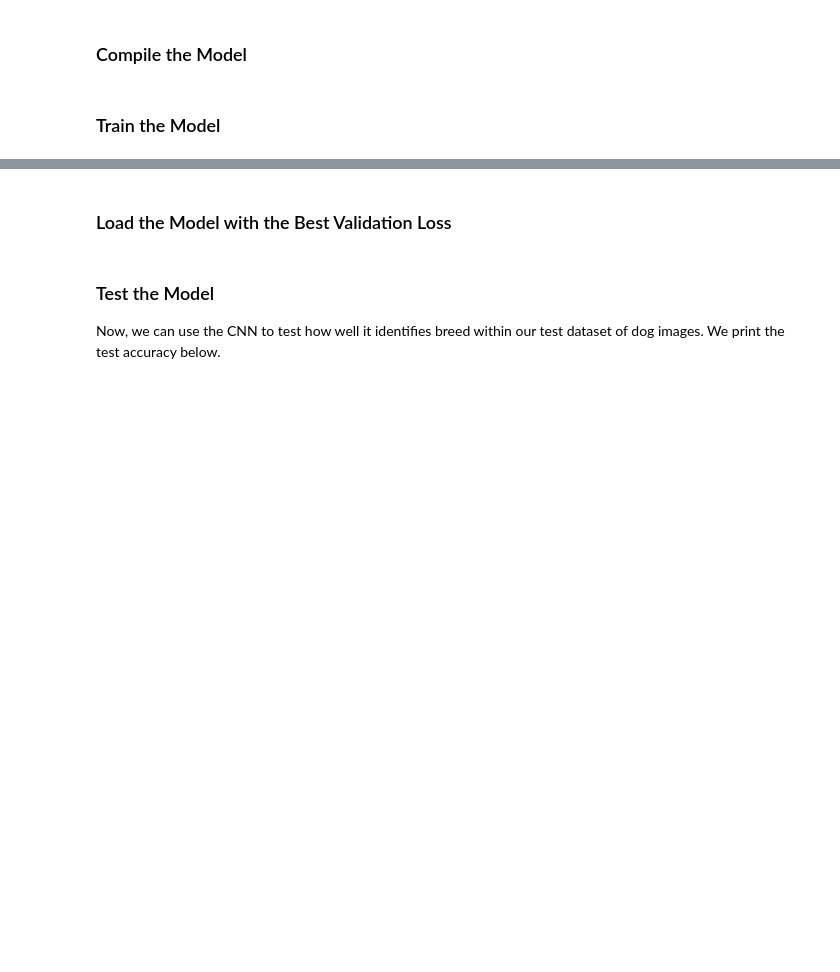
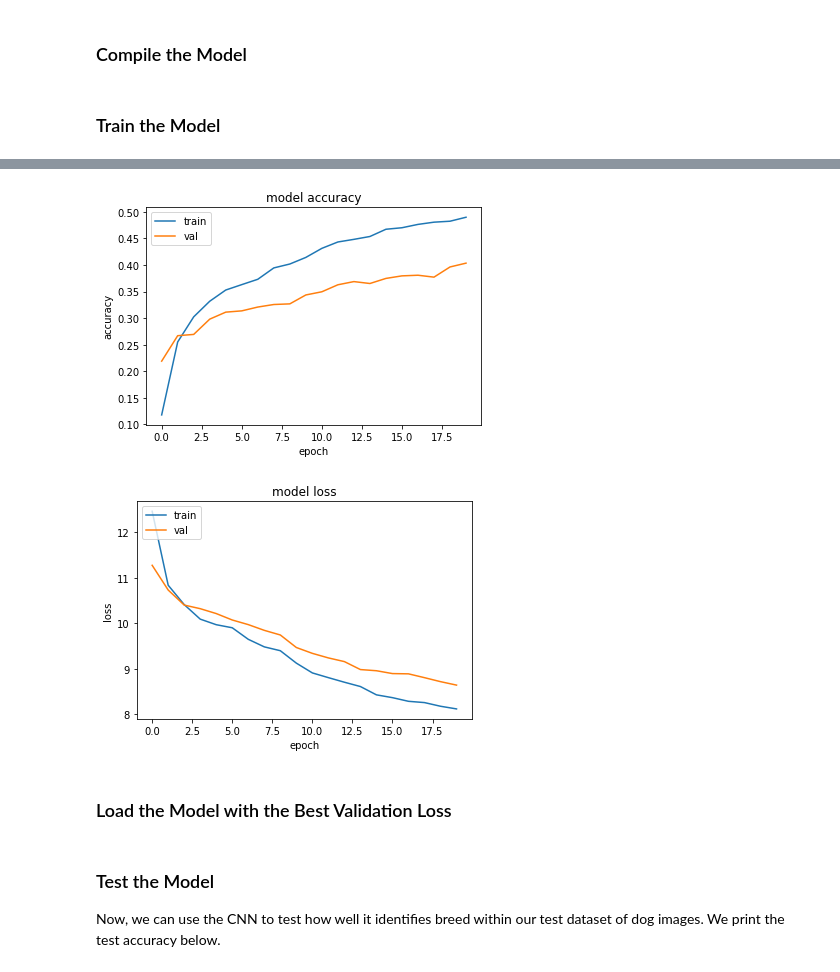
Before and after one commit to ivanmang/Dog-Breed-Classifier, a Jupyter notebook: dog_app.ipynb, the cells around one changed output, grey strips where cells are left out. Cells and saved outputs as stored; diff of their text form; code cells hidden in the pictures; blank space fills up the shorter version.

```diff
--- a/dog_app.ipynb
+++ b/dog_app.ipynb
@@ -509,7 +520,7 @@ VGG16_model.compile(loss='categorical_crossentropy', optimizer='rmsprop', metric
 checkpointer = ModelCheckpoint(filepath='saved_models/weights.best.VGG16.hdf5',
                                verbose=1, save_best_only=True)
 
-VGG16_model.fit(train_VGG16, train_targets,
+vgg16 = VGG16_model.fit(train_VGG16, train_targets,
           validation_data=(valid_VGG16, valid_targets),
           epochs=20, batch_size=20, callbacks=[checkpointer], verbose=1)
 # %% [output]
@@ -534,3 +544,22 @@ Epoch 20/20
+# %%
+plt.plot(vgg16.history['acc'])
+plt.plot(vgg16.history['val_acc'])
+plt.title('model accuracy')
+plt.ylabel('accuracy')
+plt.xlabel('epoch')
+plt.legend(['train', 'val'], loc='upper left')
+plt.show()
+# summarize history for loss
+plt.plot(vgg16.history['loss'])
+plt.plot(vgg16.history['val_loss'])
+plt.title('model loss')
+plt.ylabel('loss')
+plt.xlabel('epoch')
+plt.legend(['train', 'val'], loc='upper left')
+plt.show()
+# %% [output]
+[figure, added]
+[figure, added]
 # %% [markdown]
 ### Load the Model with the Best Validation Loss
 # %%
```
Also changed, not shown: parts of 14 cells of this notebook.
